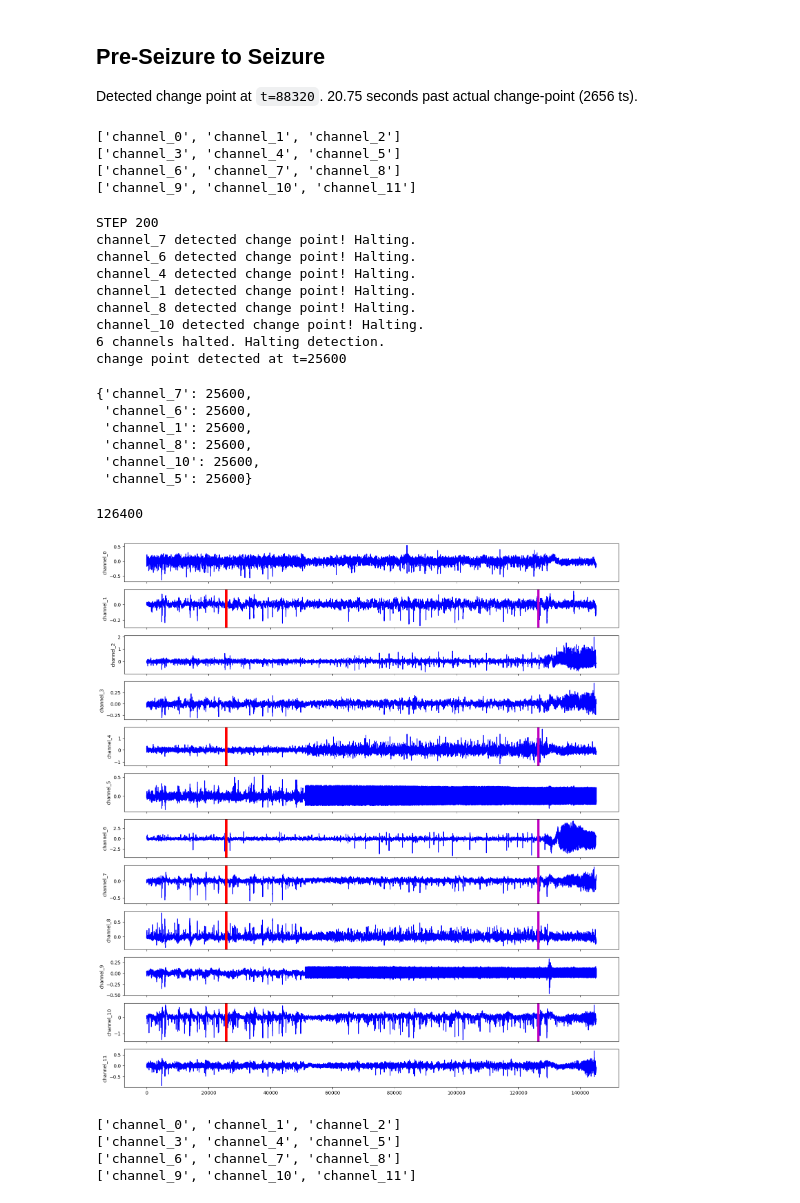
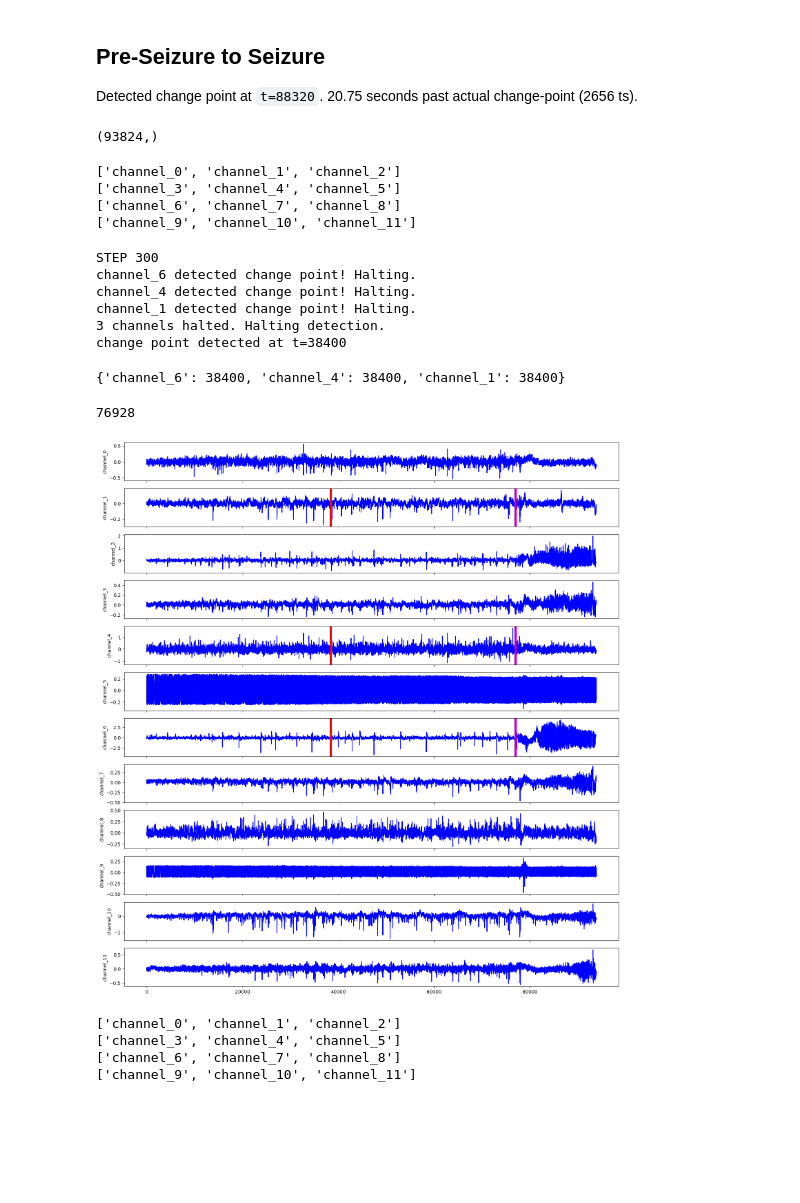
Before and after one commit to F-said/eeg-regime-change, a Jupyter notebook: cpd_preseiz.ipynb, the cells around one changed output. Saved outputs shown, nothing was run; the diff lists cells and outputs as text; code cells hidden in the pictures; blank space fills up the shorter version.

```diff
--- a/cpd_preseiz.ipynb
+++ b/cpd_preseiz.ipynb
@@ -37,7 +37,7 @@ for i in range(len(eeg_data)):
     channels[f"channel_{i}"] = eeg_data[i]
 # %%
 # warm up for 200 seconds and create saliency maps (10 s)
-arpwarm = CPD.warm.FFTWarm(channels, n0=200, chunks=4)
-arpwarm.warmup()
+fftwarm = CPD.warm.FFTWarm(channels, n0=200, chunks=4)
+fftwarm.warmup()
 # %% [output]
 ['channel_0', 'channel_1', 'channel_2']
@@ -62,7 +62,7 @@ reload(CPD.CPD)
 # %% [output]
 <module 'CPD.CPD' from 'c:\\Users\\saidmf\\Desktop\\Projects\\eeg-regime-change\\CPD\\CPD.py'>
 # %%
-cpd = CPD.CPD.Online(arpwarm, k=6, prob=0.84)
+cpd = CPD.CPD.Online(fftwarm, k=6, prob=0.84)
 # %%
 change_points = cpd.run()
 
@@ -111,8 +111,8 @@ for c in range(eeg_data.shape[0]):
 
     axs[c].axvline(x=warmup, c='y')
     if chan in change_points:
-        cpt = change_points[chan]
-        axs[c].axvline(x=cpt, c='g', linewidth=5)
+        chan_cpt = change_points[chan]
+        axs[c].axvline(x=chan_cpt, c='g', linewidth=5)
         axs[c].axvline(x=actual_change, c='c', linewidth=5)
 
     axs[c].set_ylabel(chan)
@@ -128,6 +128,10 @@ Detected change point at `t=88320`. 20.75 seconds past actual change-point (2656
 post_channels = {}
 for i in range(len(eeg_data)):
     post_channels[f"channel_{i}"] = eeg_data[i][cpt:]
+# %%
+post_channels["channel_0"].shape
+# %% [output]
+(93824,)
 # %%
 # warm up for 200 seconds and create saliency maps
 fftwarm = CPD.warm.FFTWarm(post_channels, n0=200, chunks=4)
@@ -138,7 +142,7 @@ fftwarm.warmup()
 ['channel_6', 'channel_7', 'channel_8']
 ['channel_9', 'channel_10', 'channel_11']
 # %%
-cpd_seiz = CPD.CPD.Online(fftwarm, k=6, prob=0.84)
+cpd_seiz = CPD.CPD.Online(fftwarm, k=6, prob=0.85)
 # %%
 seiz_change_points = cpd_seiz.run()
 
@@ -147,44 +151,36 @@ seiz_cpt = max(seiz_change_points.values())
 print(f"change point detected at t={seiz_cpt}")
 # AIMING FOR ...
 # %% [output]
-STEP 200
-channel_7 detected change point! Halting.
+STEP 300
 channel_6 detected change point! Halting.
 channel_4 detected change point! Halting.
 channel_1 detected change point! Halting.
-channel_8 detected change point! Halting.
-channel_10 detected change point! Halting.
-6 channels halted. Halting detection.
-change point detected at t=25600
+3 channels halted. Halting detection.
+change point detected at t=38400
 # %%
 seiz_change_points
 # %% [output]
-{'channel_7': 25600,
- 'channel_6': 25600,
- 'channel_1': 25600,
- 'channel_8': 25600,
- 'channel_10': 25600,
- 'channel_5': 25600}
+{'channel_6': 38400, 'channel_4': 38400, 'channel_1': 38400}
 # %%
-actual_change = 76000 - (cpt - 76000)
+actual_change = 76000 + (cpt - 76000)
 
 time = [i for i in range(post_channels["channel_0"].shape[0])]
 
 fig, axs = plt.subplots(len(post_channels), 1, sharex=True)
 fig.set_size_inches(18.5, 20.5)
 
 for c in range(eeg_data.shape[0]):
     chan = f"channel_{c}"
     axs[c].plot(time, post_channels[chan], 'b')
 
     if chan in seiz_change_points:
         seiz_cpt = seiz_change_points[chan]
         axs[c].axvline(x=seiz_cpt, c='r', linewidth=5)
         axs[c].axvline(x=actual_change, c='m', linewidth=5)
 
     axs[c].set_ylabel(chan)
 
 print(actual_change)
 # %% [output]
-126400
+76928
-[figure, old version]
+[figure, new version]
```
Also changed, not shown: parts of 8 cells of this notebook, 3 other files.
